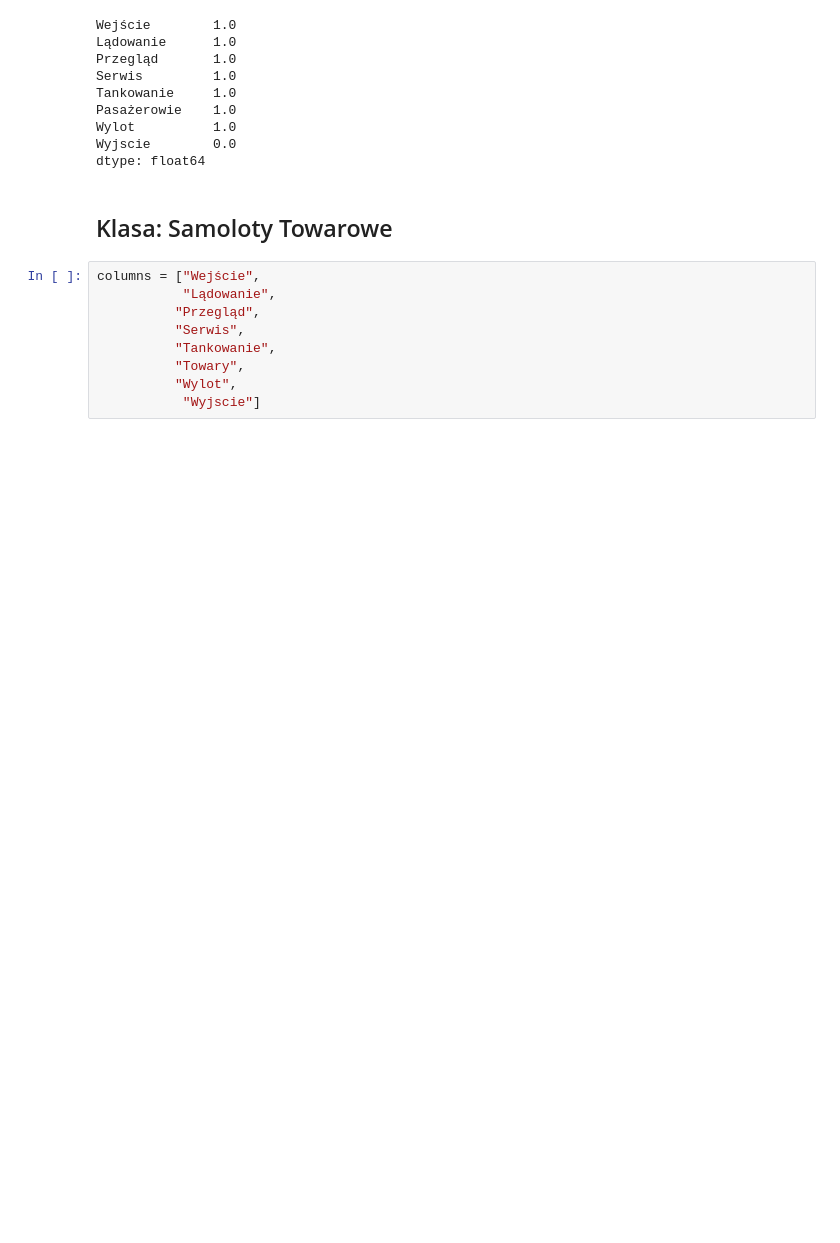
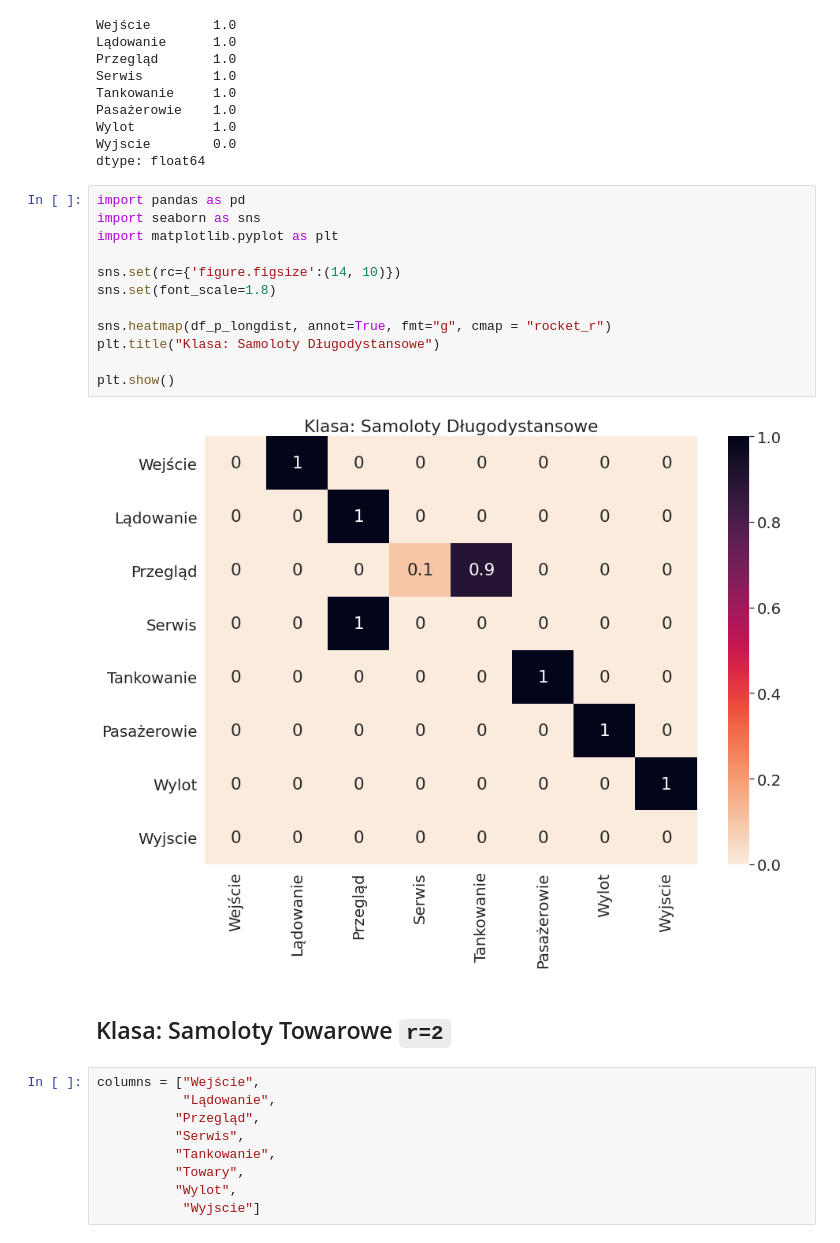
Before and after one commit to DorotaDR/Kolejki_lab, a Jupyter notebook: Siec_kolejkowa.ipynb, the cells around one changed output. Saved outputs shown, nothing was run; the diff lists cells and outputs as text; blank space fills up the shorter version.

```diff
--- a/Siec_kolejkowa.ipynb
+++ b/Siec_kolejkowa.ipynb
@@ -99,8 +114,22 @@ Pasażerowie    1.0
 Wylot          1.0
 Wyjscie        0.0
 dtype: float64
+# %%
+import pandas as pd
+import seaborn as sns
+import matplotlib.pyplot as plt
+
+sns.set(rc={'figure.figsize':(14, 10)})
+sns.set(font_scale=1.8)
+
+sns.heatmap(df_p_longdist, annot=True, fmt="g", cmap = "rocket_r")
+plt.title("Klasa: Samoloty Długodystansowe")
+
+plt.show()
+# %% [output]
+[figure, added]
 # %% [markdown]
-## Klasa: Samoloty Towarowe
+## Klasa: Samoloty Towarowe `r=2`
 # %%
 columns = ["Wejście",
            "Lądowanie",
```
Also changed, not shown: parts of 32 cells of this notebook.
